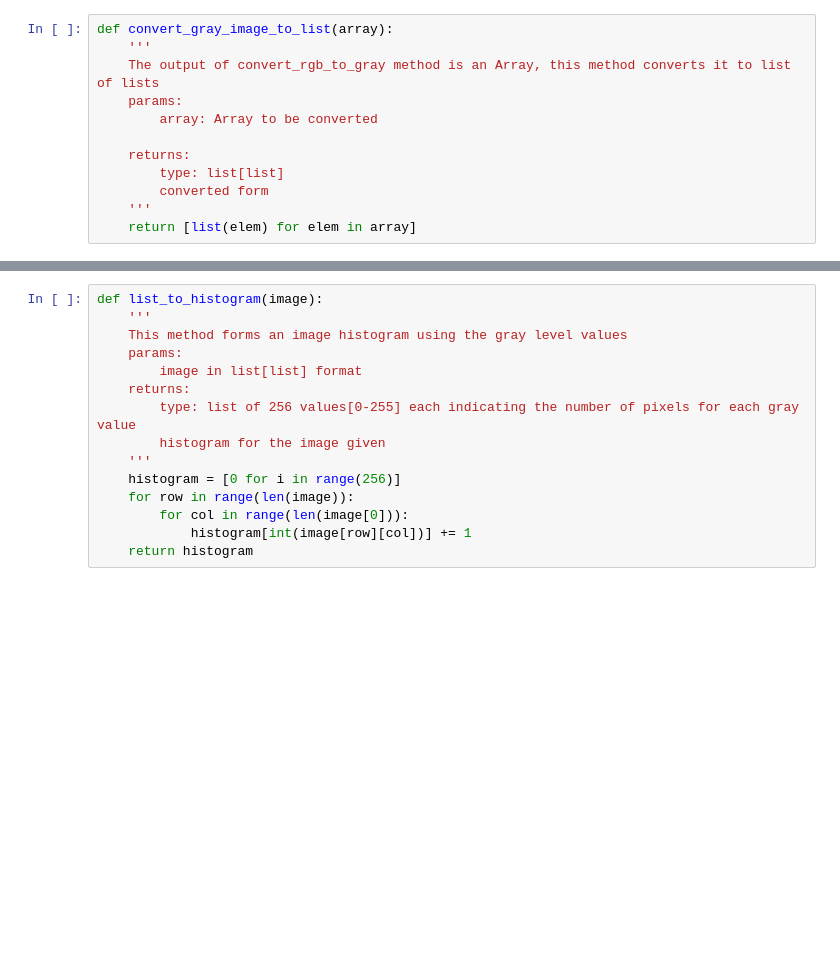
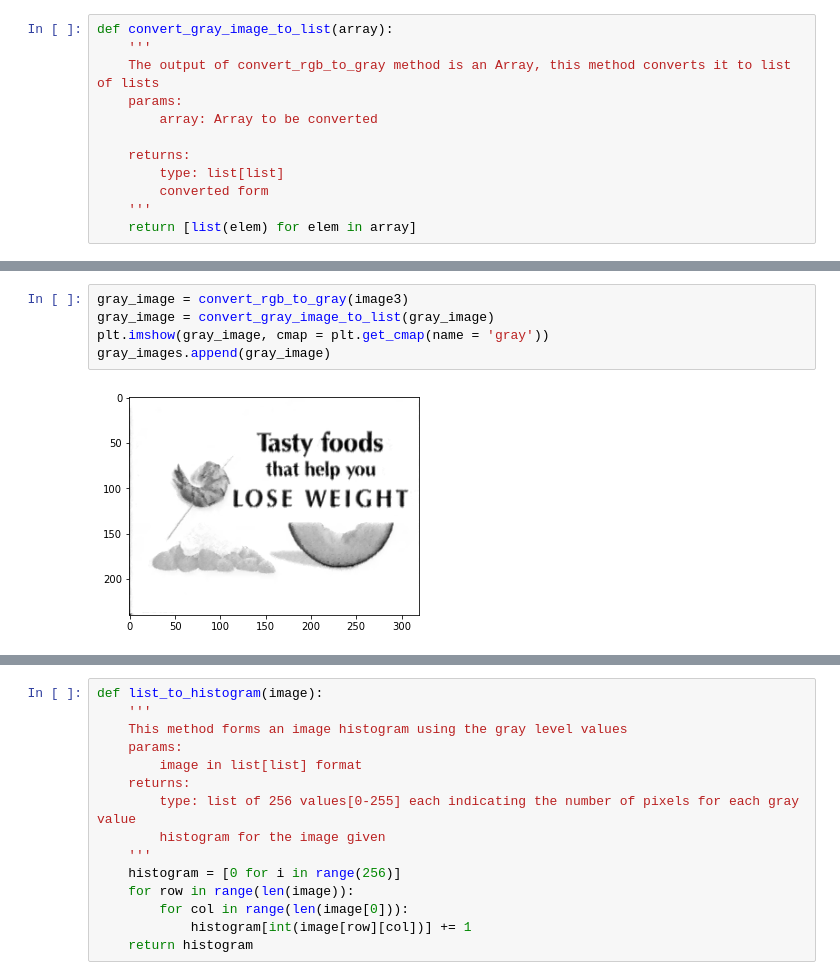
Before and after one commit to busi-reddy-karnati/ModifiedOtsu-s, a Jupyter notebook: Code-Updated.ipynb, the cells around one changed output, grey strips where cells are left out. Cells and saved outputs as stored; diff of their text form; blank space fills up the shorter version.

```diff
--- a/Code-Updated.ipynb
+++ b/Code-Updated.ipynb
@@ -43,0 +61,7 @@ plt.imshow(gray_image, cmap = plt.get_cmap(name = 'gray'))
+# %%
+gray_image = convert_rgb_to_gray(image3)
+gray_image = convert_gray_image_to_list(gray_image)
+plt.imshow(gray_image, cmap = plt.get_cmap(name = 'gray'))
+gray_images.append(gray_image)
+# %% [output]
+[figure, added]
```
Also changed, not shown: parts of 20 cells of this notebook, 6 other files.
